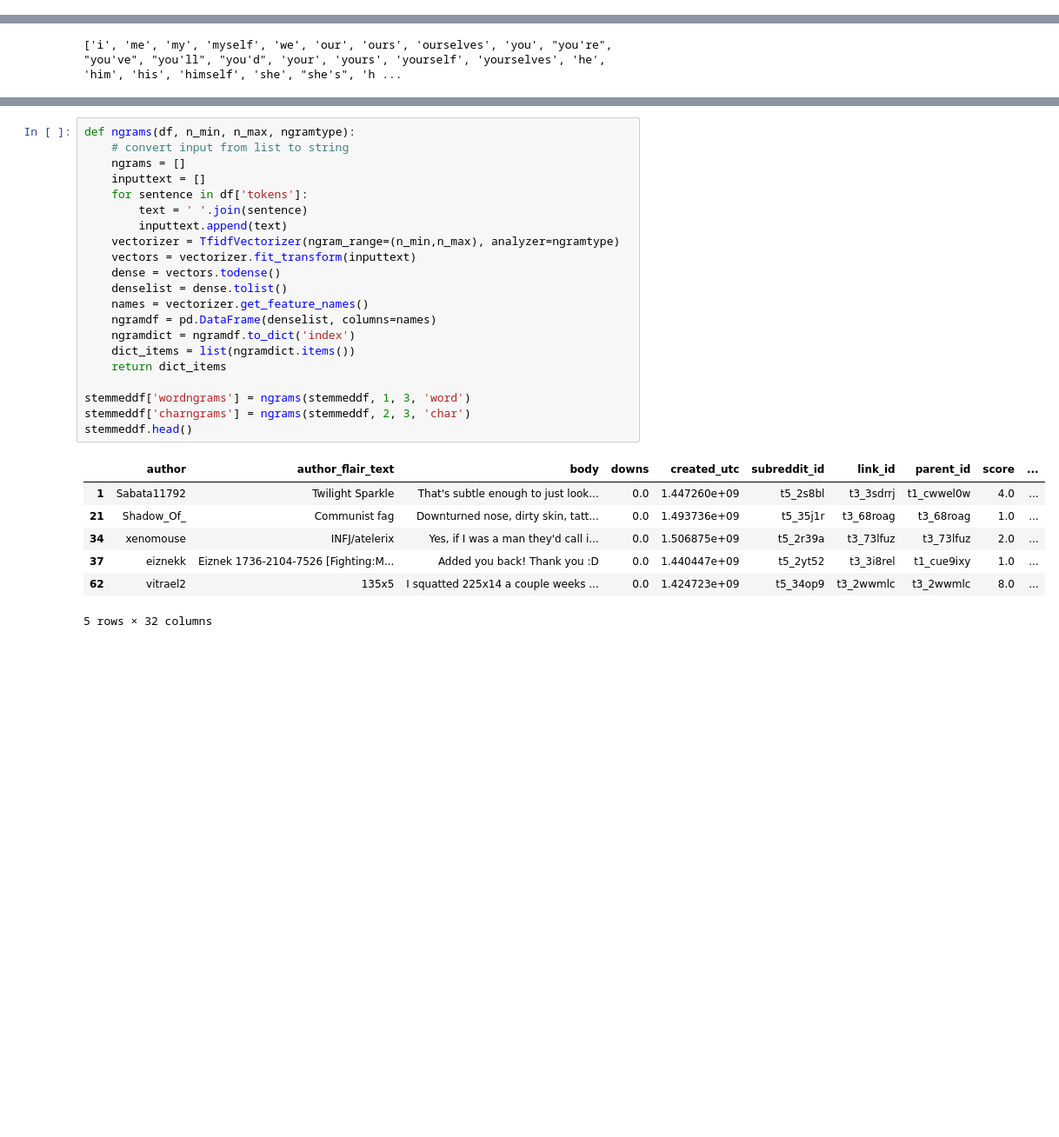
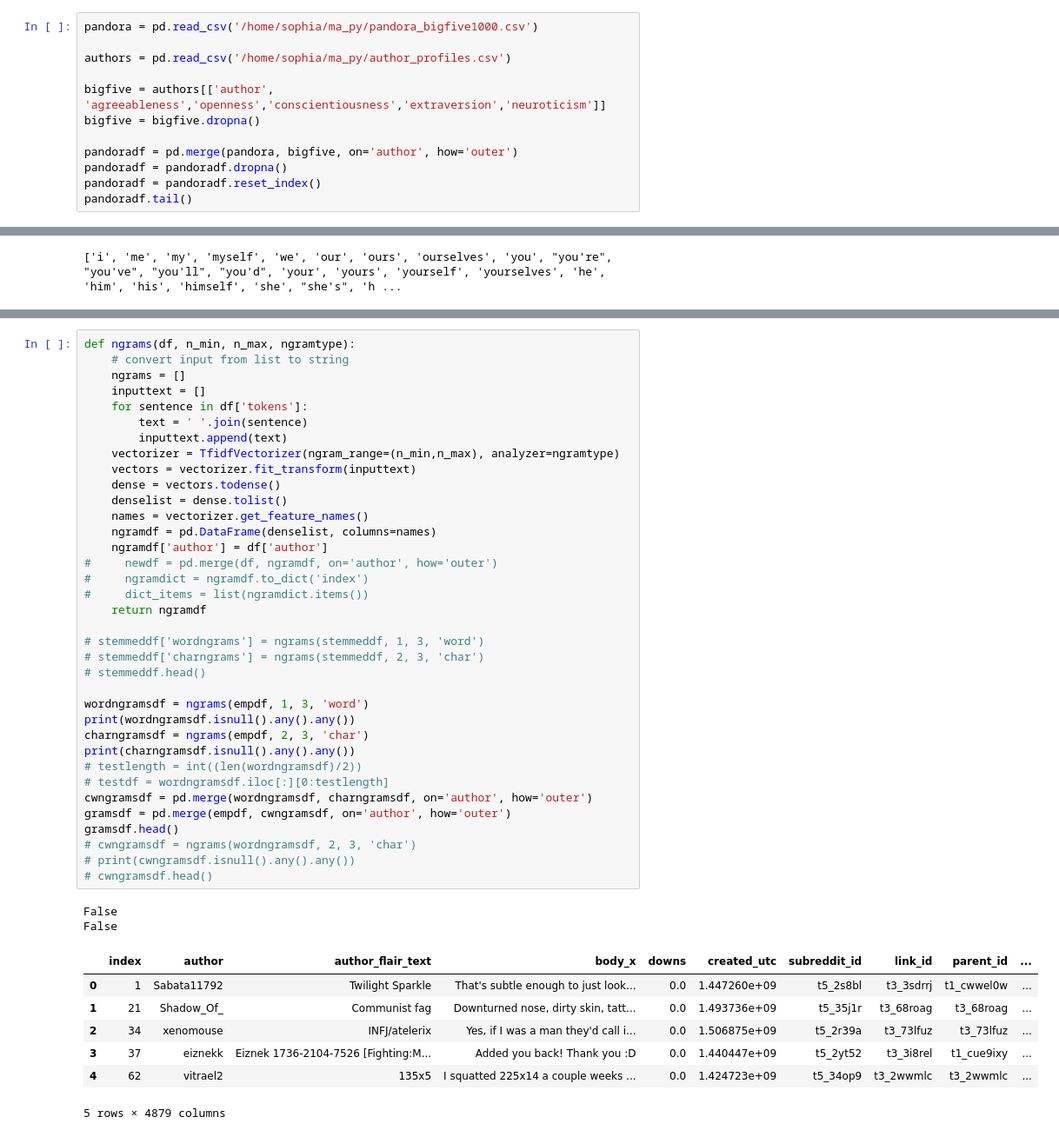
Before and after one commit to sophiasylvester/Big5-NLP, a Jupyter notebook: data_preprocessing.ipynb, the cells around one changed output, grey strips where cells are left out. Shown: that part at 87% size. Saved outputs shown, nothing was run; the diff lists cells and outputs as text; blank space fills up the shorter version.

Commit message:
put features as columns in df

```diff
--- a/data_preprocessing.ipynb
+++ b/data_preprocessing.ipynb
@@ -95,0 +74,12 @@ pandoradf.tail()
+# %%
+pandora = pd.read_csv('/home/sophia/ma_py/pandora_bigfive1000.csv')
+
+authors = pd.read_csv('/home/sophia/ma_py/author_profiles.csv')
+
+bigfive = authors[['author', 'agreeableness','openness','conscientiousness','extraversion','neuroticism']]
+bigfive = bigfive.dropna()
+
+pandoradf = pd.merge(pandora, bigfive, on='author', how='outer')
+pandoradf = pandoradf.dropna()
+pandoradf = pandoradf.reset_index()
+pandoradf.tail()
@@ -217,29 +269,46 @@ stemmeddf.head()
 # %%
 def ngrams(df, n_min, n_max, ngramtype):
     # convert input from list to string
     ngrams = []
     inputtext = []
     for sentence in df['tokens']:
         text = ' '.join(sentence)
         inputtext.append(text)
     vectorizer = TfidfVectorizer(ngram_range=(n_min,n_max), analyzer=ngramtype)
     vectors = vectorizer.fit_transform(inputtext)
     dense = vectors.todense()
     denselist = dense.tolist()
     names = vectorizer.get_feature_names()
     ngramdf = pd.DataFrame(denselist, columns=names)
-    ngramdict = ngramdf.to_dict('index')
-    dict_items = list(ngramdict.items())
-    return dict_items
+    ngramdf['author'] = df['author']
+#     newdf = pd.merge(df, ngramdf, on='author', how='outer')
+#     ngramdict = ngramdf.to_dict('index')
+#     dict_items = list(ngramdict.items())
+    return ngramdf
 
-stemmeddf['wordngrams'] = ngrams(stemmeddf, 1, 3, 'word')
-stemmeddf['charngrams'] = ngrams(stemmeddf, 2, 3, 'char')
-stemmeddf.head()
+# stemmeddf['wordngrams'] = ngrams(stemmeddf, 1, 3, 'word')
+# stemmeddf['charngrams'] = ngrams(stemmeddf, 2, 3, 'char')
+# stemmeddf.head()
+
+wordngramsdf = ngrams(empdf, 1, 3, 'word')
+print(wordngramsdf.isnull().any().any())
+charngramsdf = ngrams(empdf, 2, 3, 'char')
+print(charngramsdf.isnull().any().any())
+# testlength = int((len(wordngramsdf)/2))
+# testdf = wordngramsdf.iloc[:][0:testlength]
+cwngramsdf = pd.merge(wordngramsdf, charngramsdf, on='author', how='outer')
+gramsdf = pd.merge(empdf, cwngramsdf, on='author', how='outer')
+gramsdf.head()
+# cwngramsdf = ngrams(wordngramsdf, 2, 3, 'char')
+# print(cwngramsdf.isnull().any().any())
+# cwngramsdf.head()
 # %% [output]
+False
+False
-|  | author | author_flair_text | body | downs | created_utc | subreddit_id | link_id | parent_id | score | ... |
-| 1 | Sabata11792 | Twilight Sparkle | That's subtle enough to just look... | 0.0 | 1.447260e+09 | t5_2s8bl | t3_3sdrrj | t1_cwwel0w | 4.0 | ... |
-| 21 | Shadow_Of_ | Communist fag | Downturned nose, dirty skin, tatt... | 0.0 | 1.493736e+09 | t5_35j1r | t3_68roag | t3_68roag | 1.0 | ... |
-| 34 | xenomouse | INFJ/atelerix | Yes, if I was a man they'd call i... | 0.0 | 1.506875e+09 | t5_2r39a | t3_73lfuz | t3_73lfuz | 2.0 | ... |
-| 37 | eiznekk | Eiznek 1736-2104-7526 [Fighting:M... | Added you back! Thank you :D | 0.0 | 1.440447e+09 | t5_2yt52 | t3_3i8rel | t1_cue9ixy | 1.0 | ... |
-| 62 | vitrael2 | 135x5 | I squatted 225x14 a couple weeks ... | 0.0 | 1.424723e+09 | t5_34op9 | t3_2wwmlc | t3_2wwmlc | 8.0 | ... |
+|  | index | author | author_flair_text | body_x | downs | created_utc | subreddit_id | link_id | parent_id | ... |
+| 0 | 1 | Sabata11792 | Twilight Sparkle | That's subtle enough to just look... | 0.0 | 1.447260e+09 | t5_2s8bl | t3_3sdrrj | t1_cwwel0w | ... |
+| 1 | 21 | Shadow_Of_ | Communist fag | Downturned nose, dirty skin, tatt... | 0.0 | 1.493736e+09 | t5_35j1r | t3_68roag | t3_68roag | ... |
+| 2 | 34 | xenomouse | INFJ/atelerix | Yes, if I was a man they'd call i... | 0.0 | 1.506875e+09 | t5_2r39a | t3_73lfuz | t3_73lfuz | ... |
+| 3 | 37 | eiznekk | Eiznek 1736-2104-7526 [Fighting:M... | Added you back! Thank you :D | 0.0 | 1.440447e+09 | t5_2yt52 | t3_3i8rel | t1_cue9ixy | ... |
+| 4 | 62 | vitrael2 | 135x5 | I squatted 225x14 a couple weeks ... | 0.0 | 1.424723e+09 | t5_34op9 | t3_2wwmlc | t3_2wwmlc | ... |
-5 rows × 32 columns
+5 rows × 4879 columns
```
Also changed, not shown: parts of 24 cells of this notebook.
